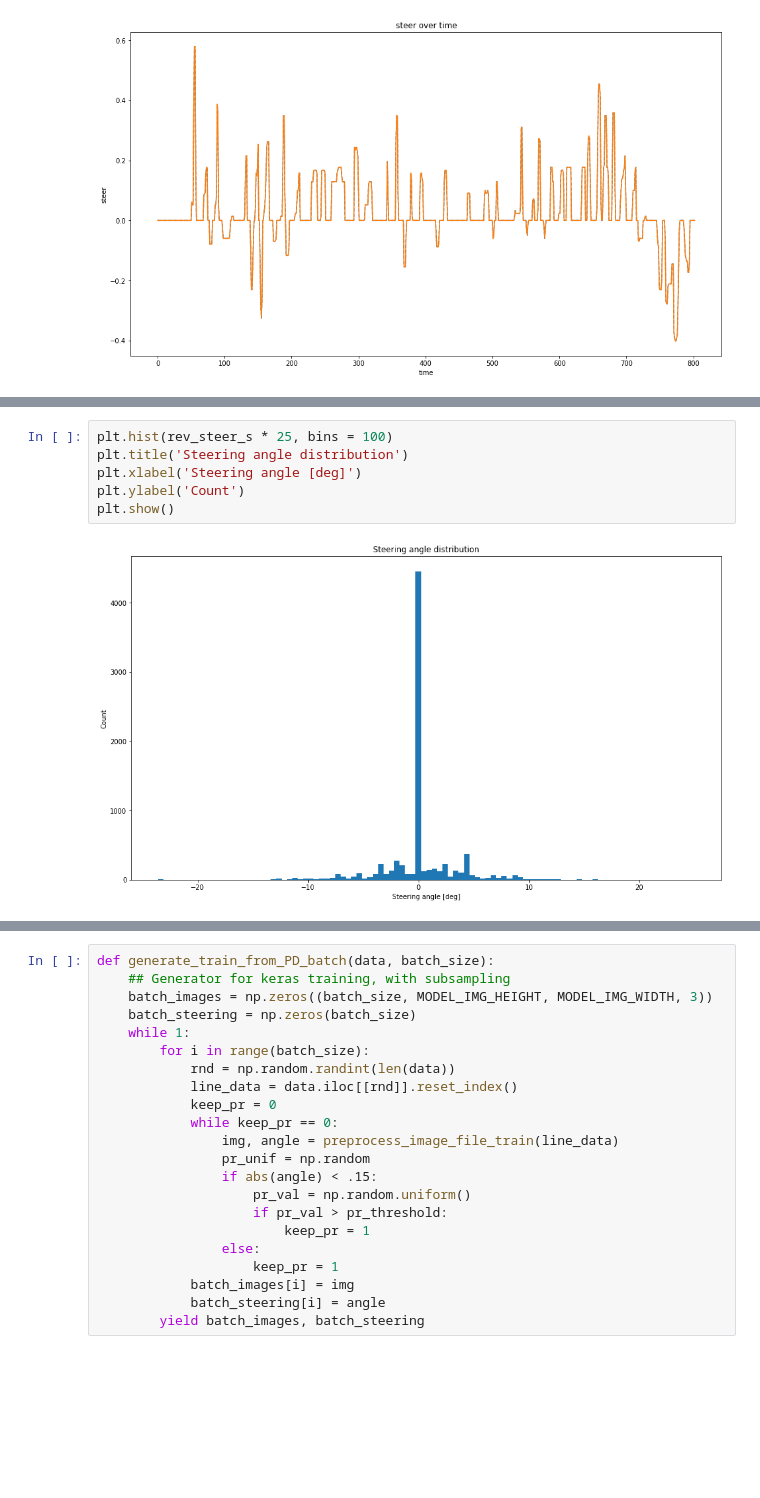
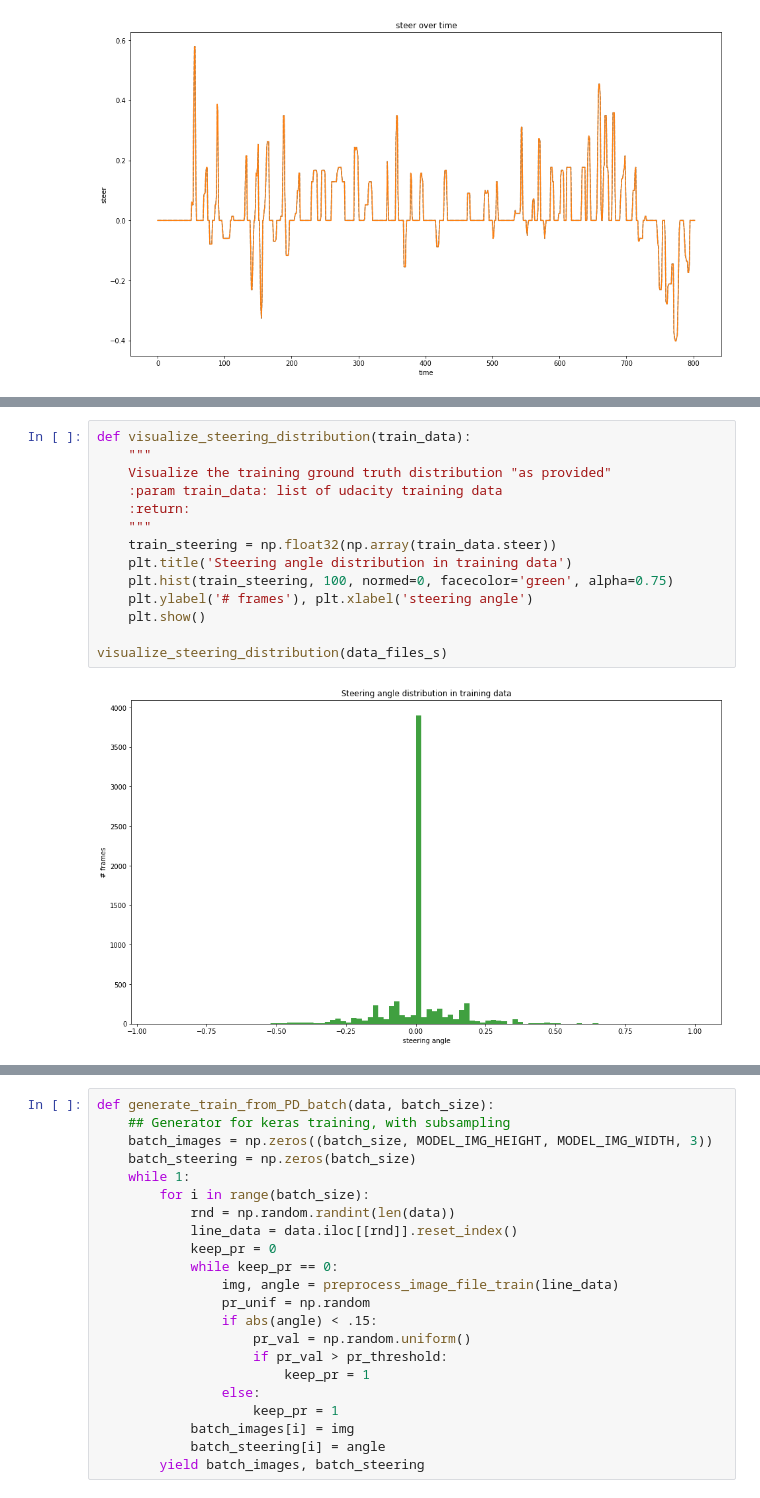
Before and after one commit to ab2005/carnd-behavioral-cloning, a Jupyter notebook: project.ipynb, the cells around one changed output, grey strips where cells are left out. Cells and saved outputs as stored; diff of their text form; blank space fills up the shorter version.

```diff
--- a/project.ipynb
+++ b/project.ipynb
@@ -969,11 +657,19 @@ len(data_files_filtered)
 # %% [output]
 7306
-# %%
-plt.hist(rev_steer_s * 25, bins = 100)
-plt.title('Steering angle distribution')
-plt.xlabel('Steering angle [deg]')
-plt.ylabel('Count')
-plt.show()
-# %% [output]
-[figure, removed]
+# %%
+def visualize_steering_distribution(train_data):
+    """
+    Visualize the training ground truth distribution "as provided"
+    :param train_data: list of udacity training data
+    :return:
+    """
+    train_steering = np.float32(np.array(train_data.steer))
+    plt.title('Steering angle distribution in training data')
+    plt.hist(train_steering, 100, normed=0, facecolor='green', alpha=0.75)
+    plt.ylabel('# frames'), plt.xlabel('steering angle')
+    plt.show()
+
+visualize_steering_distribution(data_files_s)
+# %% [output]
+[figure, added]
 # %%
```
Also changed, not shown: parts of 22 cells of this notebook, 2 other files.
